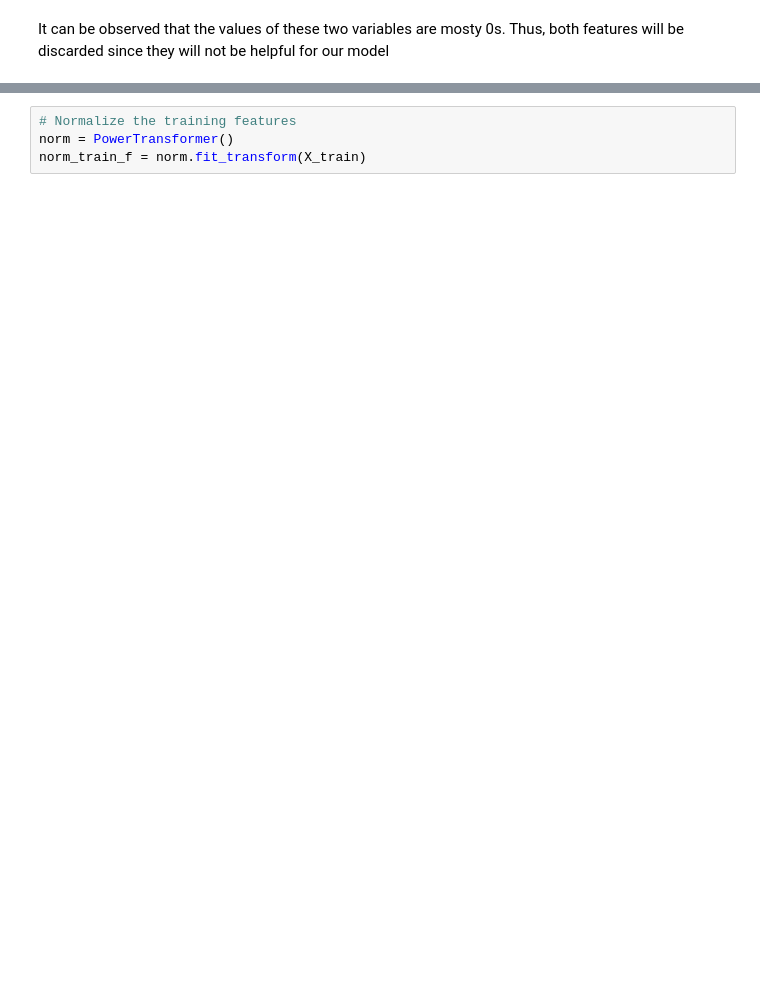
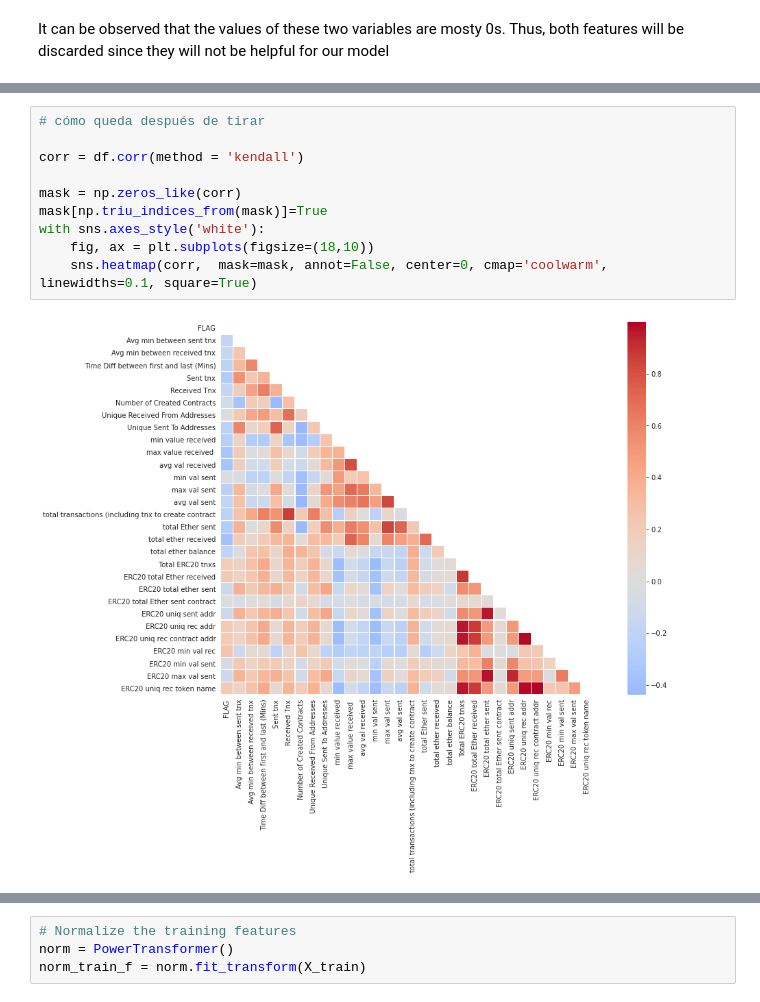
Before and after one commit to andres-troiano/Fraud-Detection, a Jupyter notebook: Fraud Detection.ipynb, the cells around one changed output, grey strips where cells are left out. Drawn from its saved outputs; the diff is of its cells as text; blank space fills up the shorter version.

```diff
--- a/Fraud Detection.ipynb
+++ b/Fraud Detection.ipynb
@@ -220,3 +244,15 @@ df.head()
+# %%
+# cómo queda después de tirar
+
+corr = df.corr(method = 'kendall')
+
+mask = np.zeros_like(corr)
+mask[np.triu_indices_from(mask)]=True
+with sns.axes_style('white'):
+    fig, ax = plt.subplots(figsize=(18,10))
+    sns.heatmap(corr,  mask=mask, annot=False, center=0, cmap='coolwarm', linewidths=0.1, square=True)
+# %% [output]
+[figure, added]
 # %%
 # separo en X e y:
 y = df.iloc[:, 0]
```
Also changed, not shown: parts of 31 cells of this notebook.
